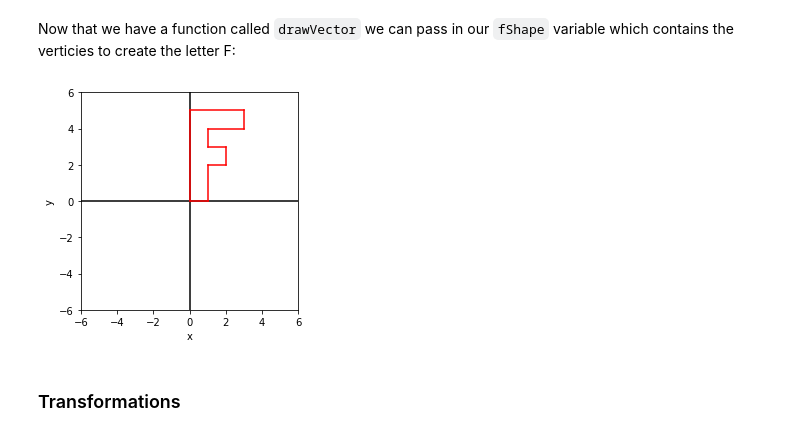
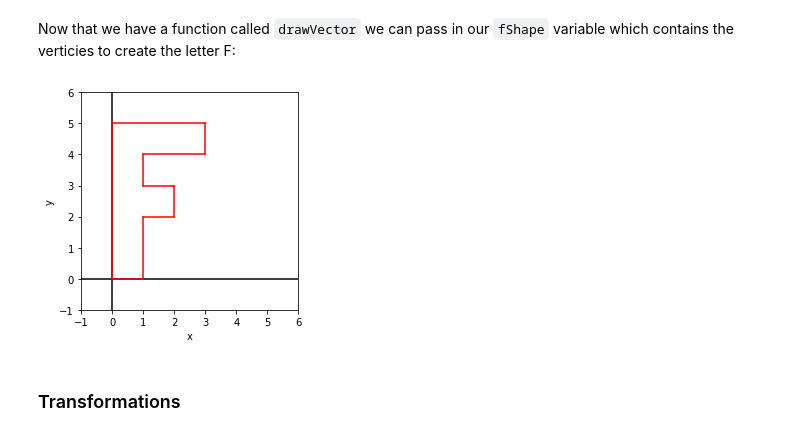
Before and after one commit to shahzeb1/notebook, a Jupyter notebook: linear-algebra/matrices-in-computer-graphics.ipynb, the cells around one changed output. Saved outputs shown, nothing was run; the diff lists cells and outputs as text; code cells hidden in the pictures.

```diff
--- a/linear-algebra/matrices-in-computer-graphics.ipynb
+++ b/linear-algebra/matrices-in-computer-graphics.ipynb
@@ -83,23 +83,30 @@ fShape = np.array([[0,0],
 From here on out, we'll go back to the familiar `(x,y)` plot that we know of where the x-axis and y-axis are back to their normal state, and the origin `(0,0)` is in the center of the screen. In order to get our `fShape` matrix to appear on the screen, let us define a function called `drawVector` which takes in a matrix as a `shape` and draws all the individual lines one after another.
 # %%
 # Function which draws any vector onto a plot
-def drawVector(shape, color="red", scale=6):
+def drawVector(objs, scale, zoomed = True):
     first = True
     plt.axhline(0, color='black')
     plt.axvline(0, color='black')
-    for i in shape:
-        if first:
-            last = i
-            first = False
-        else:
-            x = i[0]
-            y = i[1]
-            lastx = last[0]
-            lasty = last[1]
-            plt.plot([lastx, x], [lasty, y], color) # (x1,x2) (y1,y2)
-            last = i
-    plt.xlim(-scale, scale)
-    plt.ylim(-scale, scale)
+    for obj in objs:
+        shape = obj[0]
+        color = obj[1]
+        for i in shape:
+            if first:
+                last = i
+                first = False
+            else:
+                x = i[0]
+                y = i[1]
+                lastx = last[0]
+                lasty = last[1]
+                plt.plot([lastx, x], [lasty, y], color) # (x1,x2) (y1,y2)
+                last = i
+    if zoomed:
+        plt.xlim(-1, scale)
+        plt.ylim(-1, scale)
+    else:
+        plt.xlim(-scale, scale)
+        plt.ylim(-scale, scale)
     plt.xlabel("x")
     plt.ylabel("y")
     plt.gca().set_aspect('equal', adjustable='box')
@@ -107,9 +114,9 @@ def drawVector(shape, color="red", scale=6):
 # %% [markdown]
 Now that we have a function called `drawVector` we can pass in our `fShape` variable which contains the verticies to create the letter F:
 # %%
-drawVector(fShape)
+drawVector([[fShape, "red"]], 6)
 # %% [output]
-[figure, old version]
+[figure, new version]
 # %% [markdown]
 ### Transformations
 # %% [markdown]
```
Also changed, not shown: parts of 32 cells of this notebook.
